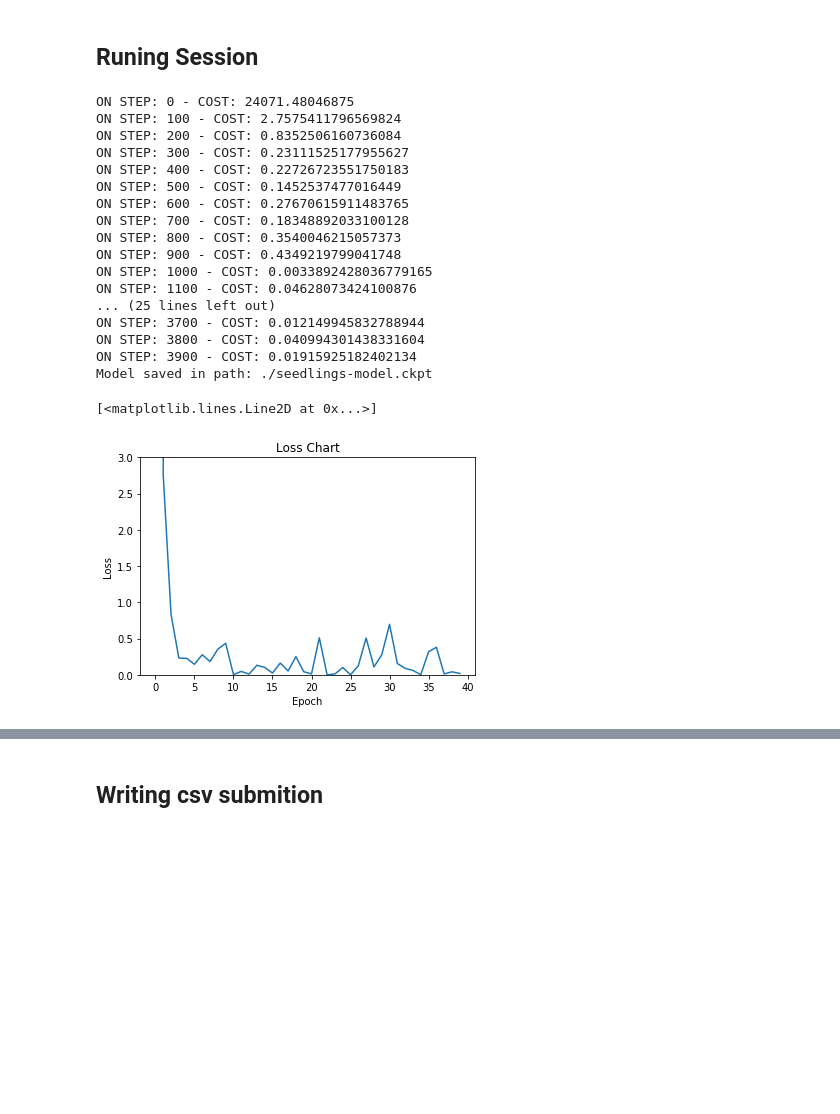
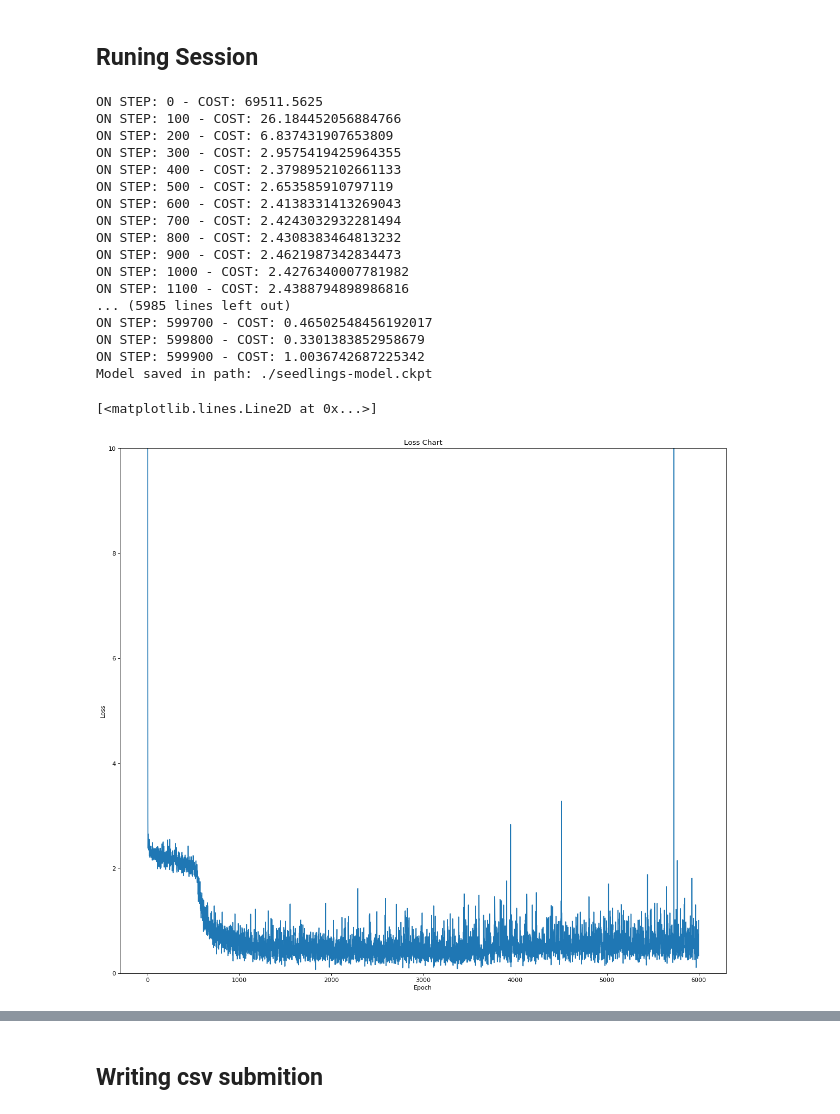
Before and after one commit to miguelcecci/DataScience-DeepLearning, a Jupyter notebook: Seedlings/Seedling.ipynb, the cells around one changed output, grey strips where cells are left out. Cells and saved outputs as stored; diff of their text form; code cells hidden in the pictures; blank space fills up the shorter version.

```diff
--- a/Seedlings/Seedling.ipynb
+++ b/Seedlings/Seedling.ipynb
@@ -60,7 +105,7 @@ test_path = '../data/SeedlingData/test/'
 test_data = []
 for filename in glob.glob(test_path+'/*.png'):
     im = cv2.imread(filename)
-    im = np.array(cv2.resize(im, IMG_SIZE)).ravel()
+    im = histogram_equalize(np.array(cv2.resize(im, IMG_SIZE))).ravel()
     test_data.append([im, filename.split('/')[-1]])
 # %% [markdown]
 ### Building Model
@@ -125,21 +172,26 @@ train = optimizer.minimize(cross_entropy)
+# %%
+def load_batch(size):
+    batch_x, batch_y = [],[]
+    for _ in range(size):
+            rand_val = random.randrange(0,len(test_data))
+            batch_x.append(random_zoom(random_rotate(training_data[rand_val][0])).ravel())
+            batch_y.append(training_data[rand_val][1])
+    return batch_x, batch_y
 # %% [markdown]
 ## Runing Session
 # %%
 init = tf.global_variables_initializer()
 saver = tf.train.Saver()
 # %%
-steps = 4000
+steps = 160000
 # %%
 plot_data = []
+batch_size = 50
+
 with tf.Session() as sess:
     sess.run(init)
     for i in range(steps):
-        #building batches
-        batch_x, batch_y = [], []
-        for _ in range(50):
-            rand_val = random.randrange(0,len(test_data))
-            batch_x.append(training_data[rand_val][0])
-            batch_y.append(training_data[rand_val][1])
+        batch_x, batch_y = load_batch(batch_size)
         batch_x = np.array(batch_x)
         batch_y = np.array(batch_y)
         feed = {x:batch_x, y_:batch_y, hold_prob:0.5}
@@ -153,32 +205,33 @@ with tf.Session() as sess:
     save_path = saver.save(sess, "./seedlings-model.ckpt")
     print("Model saved in path: %s" % save_path)
 # %% [output]
-ON STEP: 0 - COST: 24071.48046875
-ON STEP: 100 - COST: 2.7575411796569824
-ON STEP: 200 - COST: 0.8352506160736084
-ON STEP: 300 - COST: 0.23111525177955627
-ON STEP: 400 - COST: 0.22726723551750183
-ON STEP: 500 - COST: 0.1452537477016449
-ON STEP: 600 - COST: 0.27670615911483765
-ON STEP: 700 - COST: 0.18348892033100128
-ON STEP: 800 - COST: 0.3540046215057373
-ON STEP: 900 - COST: 0.4349219799041748
-ON STEP: 1000 - COST: 0.0033892428036779165
-ON STEP: 1100 - COST: 0.04628073424100876
-... (25 lines left out)
-ON STEP: 3700 - COST: 0.012149945832788944
-ON STEP: 3800 - COST: 0.040994301438331604
-ON STEP: 3900 - COST: 0.01915925182402134
+ON STEP: 0 - COST: 69511.5625
+ON STEP: 100 - COST: 26.184452056884766
+ON STEP: 200 - COST: 6.837431907653809
+ON STEP: 300 - COST: 2.9575419425964355
+ON STEP: 400 - COST: 2.3798952102661133
+ON STEP: 500 - COST: 2.653585910797119
+ON STEP: 600 - COST: 2.4138331413269043
+ON STEP: 700 - COST: 2.4243032932281494
+ON STEP: 800 - COST: 2.4308383464813232
+ON STEP: 900 - COST: 2.4621987342834473
+ON STEP: 1000 - COST: 2.4276340007781982
+ON STEP: 1100 - COST: 2.4388794898986816
+... (5985 lines left out)
+ON STEP: 599700 - COST: 0.46502548456192017
+ON STEP: 599800 - COST: 0.3301383852958679
+ON STEP: 599900 - COST: 1.0036742687225342
 Model saved in path: ./seedlings-model.ckpt
 # %%
-plt.ylim(0,3)#define os limites de exebiçao em y
+fig=plt.figure(figsize=(18, 16), dpi= 80, facecolor='w', edgecolor='k')
+plt.ylim(0,10)
 plt.title('Loss Chart')
 plt.xlabel('Epoch')
 plt.ylabel('Loss')
 plt.plot(plot_data)
 # %% [output]
 [<matplotlib.lines.Line2D at 0x...>]
-[figure, old version]
+[figure, new version]
 # %%
 outs_ = []
 with tf.Session() as sess:
```
Also changed, not shown: parts of 12 cells of this notebook, 5 other files.
